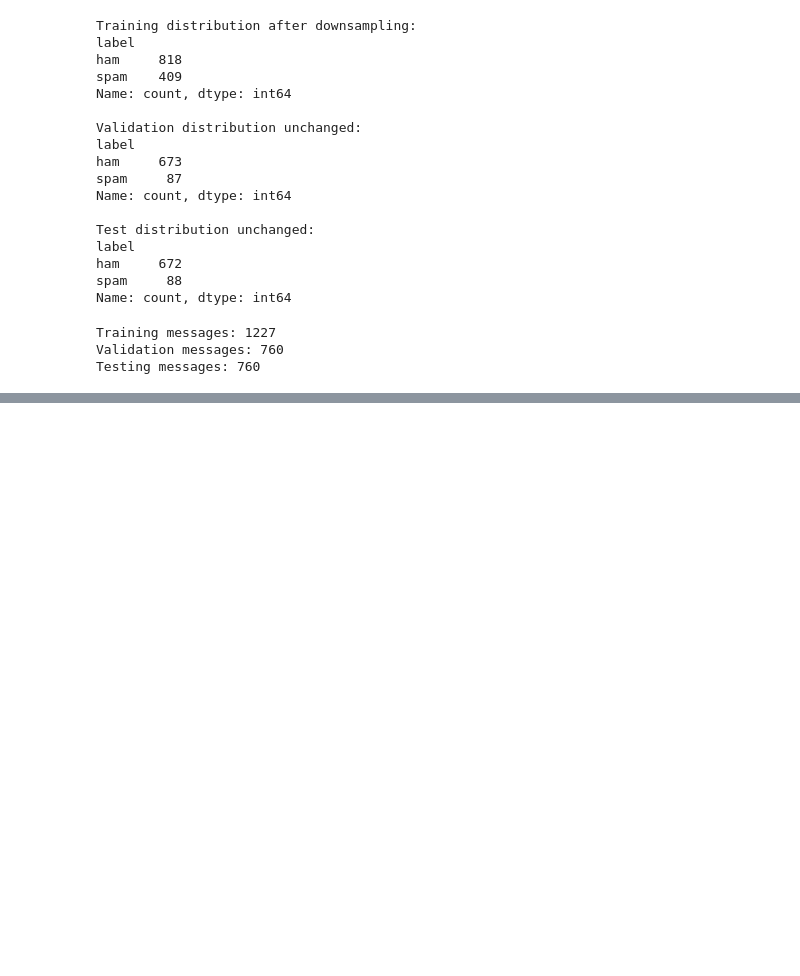
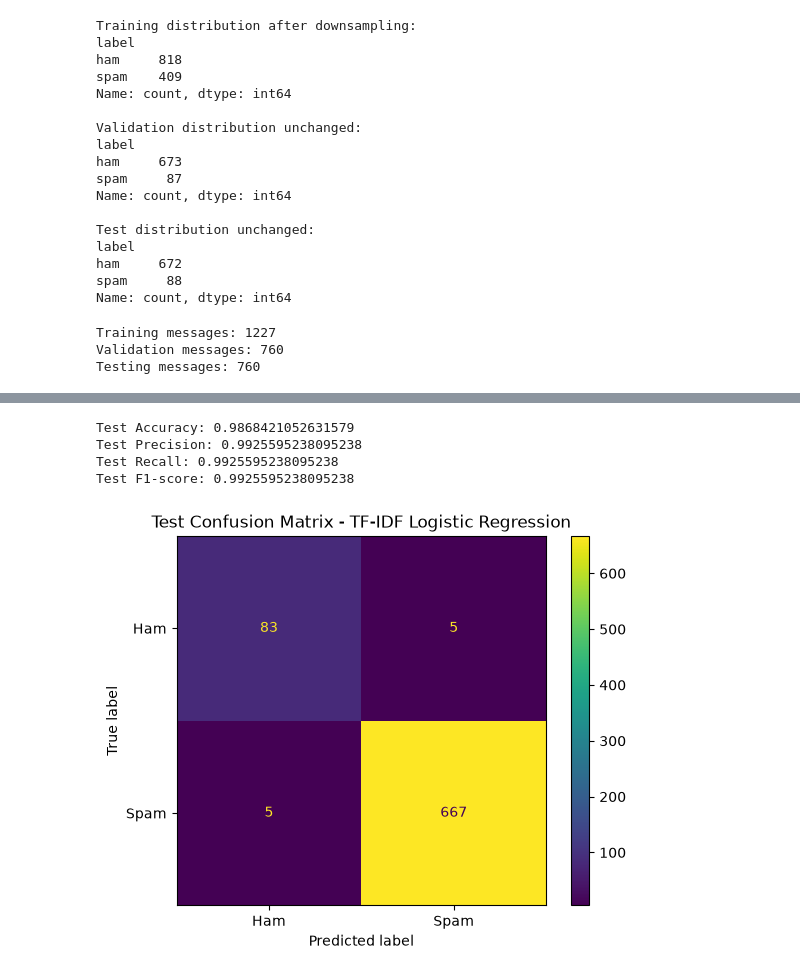
Before and after one commit to Justin-04/NLP-Inmind-Project, a Jupyter notebook: notebooks/preprocessing.ipynb, the cells around one changed output, grey strips where cells are left out. Cells and saved outputs as stored; diff of their text form; code cells hidden in the pictures; blank space fills up the shorter version.

Commit message:
TF-IDF embedding + log regression + experiment for rnn with tfidf

```diff
--- a/notebooks/preprocessing.ipynb
+++ b/notebooks/preprocessing.ipynb
@@ -760,7 +760,7 @@ tfidf_vectorizer = TfidfVectorizer(
 
     ngram_range=(1, 2), #unigrams and bigrams are extracted
     max_df=0.95, #if a feature appears more than 95% it is not informative we can remove it
-
+    min_df=2 #ignore words that appears in fewer than 2 messages
 )
 
 X_train_tfidf = tfidf_vectorizer.fit_transform(
@@ -798,0 +874,53 @@ First 30 features:
+# %%
+best_tfidf_model = grid_search.best_estimator_
+# %%
+y_test_pred_tfidf = best_tfidf_model.predict(X_test_tfidf)
+# %%
+tfidf_test_accuracy = accuracy_score(
+    y_test_array,
+    y_test_pred_tfidf
+)
+
+tfidf_test_precision = precision_score(
+    y_test_array,
+    y_test_pred_tfidf,
+    zero_division=0
+)
+
+tfidf_test_recall = recall_score(
+    y_test_array,
+    y_test_pred_tfidf,
+    zero_division=0
+)
+
+tfidf_test_f1 = f1_score(
+    y_test_array,
+    y_test_pred_tfidf,
+    zero_division=0
+)
+
+print("Test Accuracy:", tfidf_test_accuracy)
+print("Test Precision:", tfidf_test_precision)
+print("Test Recall:", tfidf_test_recall)
+print("Test F1-score:", tfidf_test_f1)
+# %% [output]
+Test Accuracy: 0.9868421052631579
+Test Precision: 0.9925595238095238
+Test Recall: 0.9925595238095238
+Test F1-score: 0.9925595238095238
+# %%
+cm = confusion_matrix(
+    y_test_array,
+    y_test_pred_tfidf
+)
+
+disp = ConfusionMatrixDisplay(
+    confusion_matrix=cm,
+    display_labels=["Ham", "Spam"]
+)
+
+disp.plot()
+plt.title("Test Confusion Matrix - TF-IDF Logistic Regression")
+plt.show()
+# %% [output]
+[figure, added]
```
Also changed, not shown: parts of 21 cells of this notebook.
